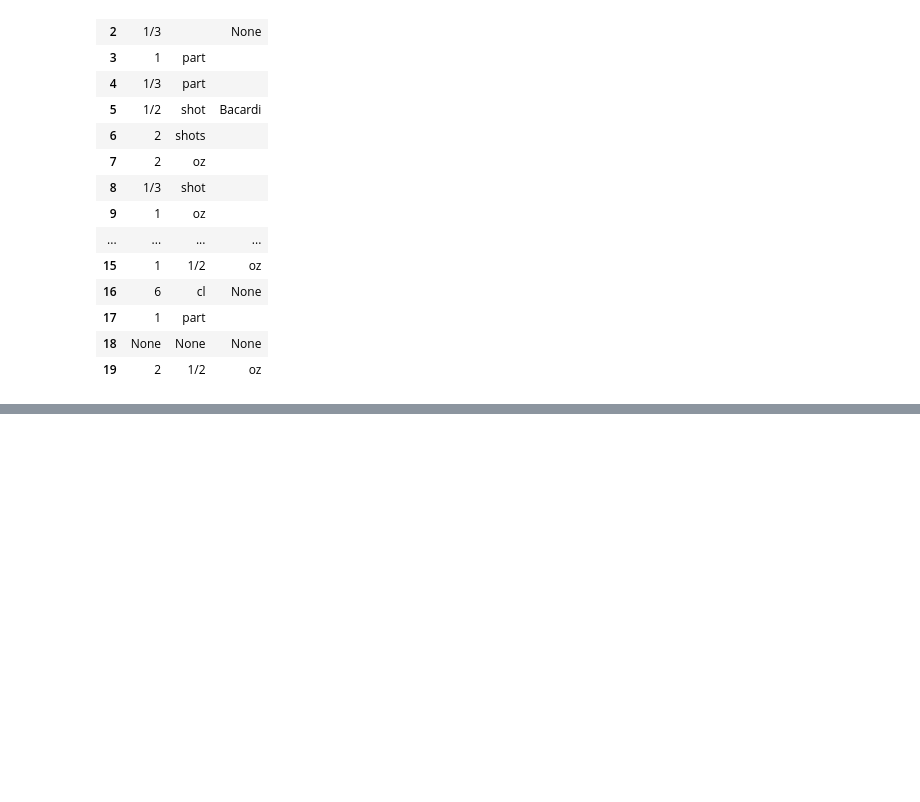
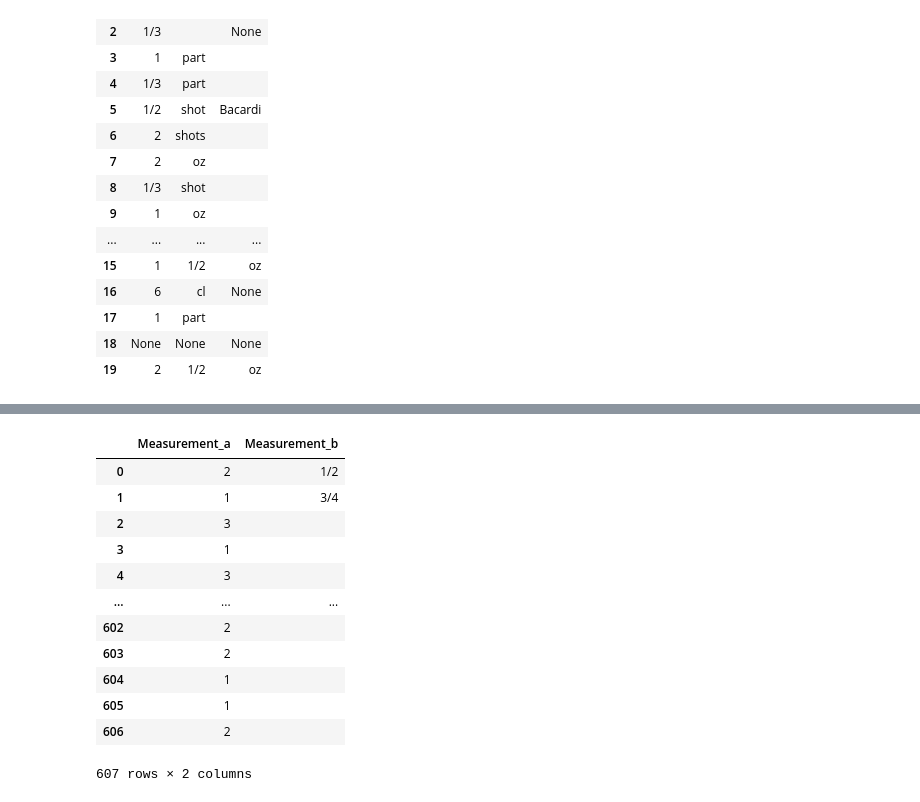
Before and after one commit to rclassit/Project-2, a Jupyter notebook: test_string_split.ipynb, the cells around one changed output, grey strips where cells are left out. Saved outputs shown, nothing was run; the diff lists cells and outputs as text; code cells hidden in the pictures; blank space fills up the shorter version.

```diff
--- a/test_string_split.ipynb
+++ b/test_string_split.ipynb
@@ -137,0 +151,18 @@ measurements_df
+# %%
+split_measurements_df = pd.DataFrame(measurements_df['Measurements'].str.split(' ',1).tolist(),
+                                 columns = ['Measurement_a','Measurement_b'])
+split_measurements_df
+# %% [output]
+|  | Measurement_a | Measurement_b |
+| 0 | 2 | 1/2 |
+| 1 | 1 | 3/4 |
+| 2 | 3 |  |
+| 3 | 1 |  |
+| 4 | 3 |  |
+| ... | ... | ... |
+| 602 | 2 |  |
+| 603 | 2 |  |
+| 604 | 1 |  |
+| 605 | 1 |  |
+| 606 | 2 |  |
+607 rows × 2 columns
```
Also changed, not shown: parts of 7 cells of this notebook.
